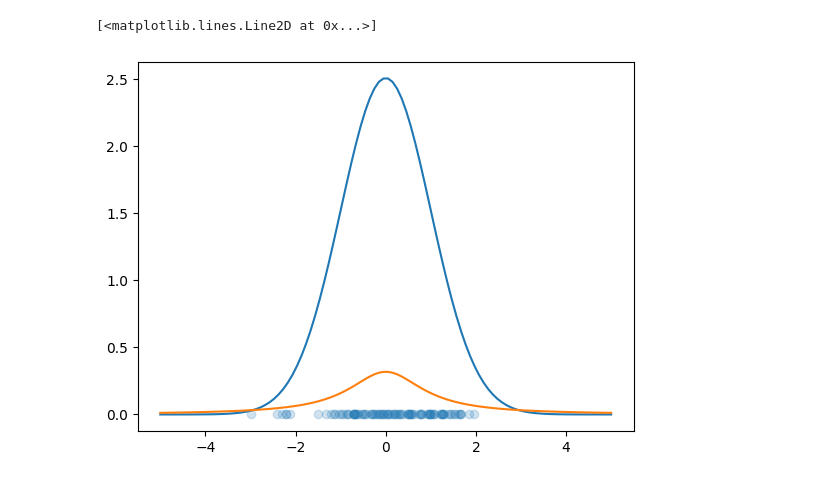
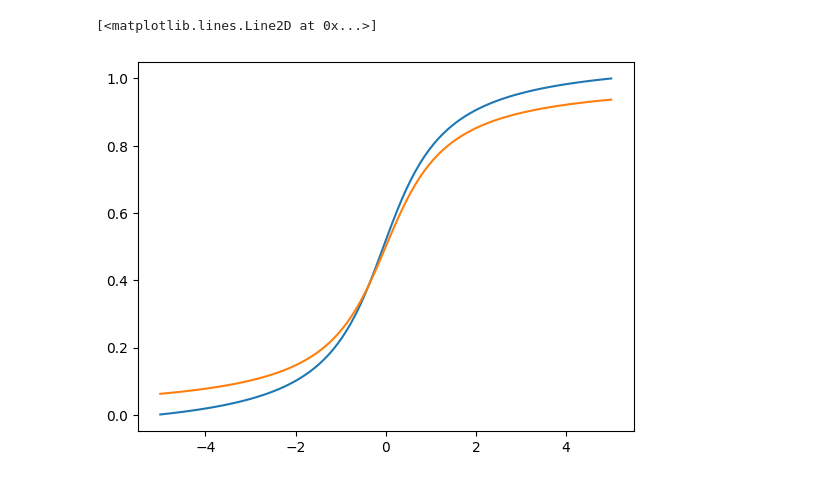
Before and after one commit to szmidapatrik/machine-learning, a Jupyter notebook: test.ipynb, the cells around one changed output. Drawn from its saved outputs; the diff is of its cells as text; code cells hidden in the pictures.

```diff
--- a/test.ipynb
+++ b/test.ipynb
@@ -1,16 +1,13 @@
 # %%
-from ml.distributions import NormalDistribution
 from ml.distributions import StudentsτDistribution
+from scipy.stats import t
+import matplotlib.pyplot as plt
 import numpy as np
-import matplotlib.pyplot as plt
 
+x = np.linspace(-5,5,100)
 std = StudentsτDistribution(0,1,1)
-norm = NormalDistribution(0,1)
-data = norm.sample(100)
-x = np.linspace(-5,5,100)
-plt.scatter(data, np.zeros(100), alpha=0.2)
-plt.plot(x, norm.pdf(x))
-plt.plot(x, std.pdf(x))
+plt.plot(x, std.cdf(x))
+plt.plot(x, t.cdf(x, 1))
 # %% [output]
 [<matplotlib.lines.Line2D at 0x...>]
-[figure, old version]
+[figure, new version]
```
Also changed, not shown: parts of 1 cell of this notebook, 1 other file.
